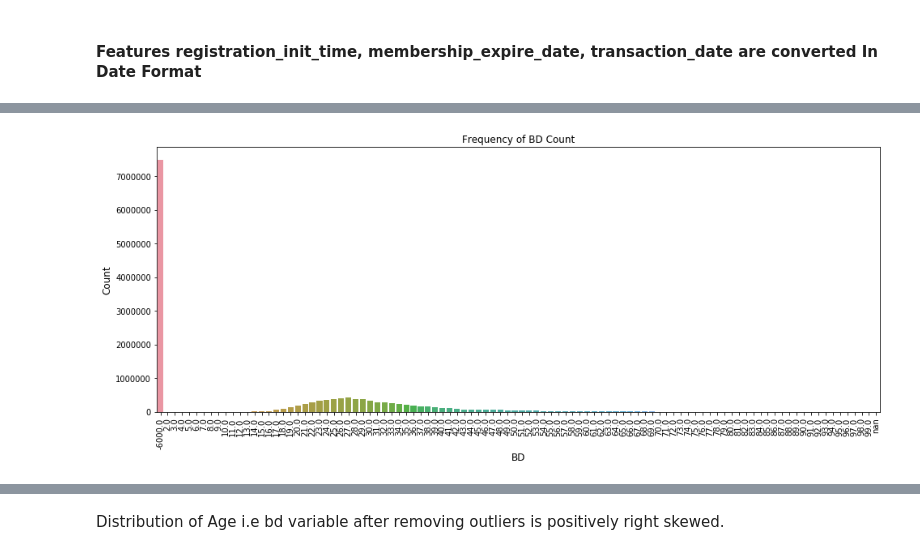
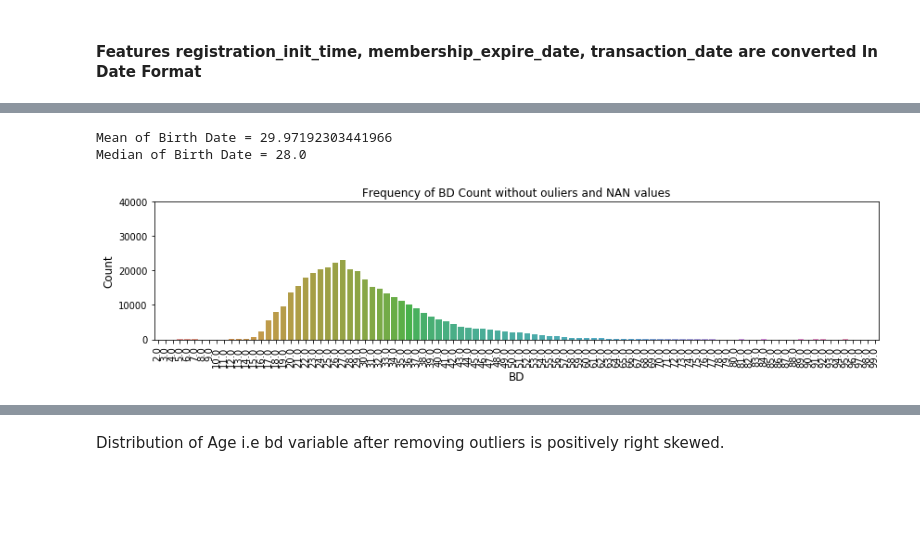
Before and after one commit to Sucharu-Gupta/Customer_Churn_Prediction_Project, a Jupyter notebook: Churn_prediction_challenge_code.ipynb, the cells around one changed output, grey strips where cells are left out. Saved outputs shown, nothing was run; the diff lists cells and outputs as text; code cells hidden in the pictures; blank space fills up the shorter version.

```diff
--- a/Churn_prediction_challenge_code.ipynb
+++ b/Churn_prediction_challenge_code.ipynb
@@ -256,7 +264,5 @@ print(data['registered_via'].unique())
 #### Filling up the missing values with new category 'missing' for Gender variable.
 # %%
 data['gender']= data['gender'].astype('category')
-data['gender'] = data['gender'].cat.add_categories(["missing"])
-data['gender'].fillna("missing", inplace=True)
 data['gender'].unique()
 # %% [output]
@@ -305,0 +432,17 @@ data.head()
+# %%
+Auto_renew_crosstab=pd.crosstab(dataset['is_auto_renew'],dataset['is_churn'])
+#Auto_renew_crosstab.plot(kind='bar', stacked=False, grid=False)
+#Auto_renew_crosstab["Ratio"] =  Auto_renew_crosstab[1] / Auto_renew_crosstab[0]
+Auto_renew_crosstab
+
+ax = (Auto_renew_crosstab.div(Auto_renew_crosstab.sum(1), axis=0)).plot(kind='bar',figsize=(15,4),width = 0.8,edgecolor=None)
+ax.set_xticklabels(["No","Yes"], rotation = 0)
+ax.legend(["No","Yes"], title = "is_churn")
+# Add this loop to add the annotations
+for p in ax.patches:
+    width, height = p.get_width(), p.get_height()
+    x, y = p.get_xy()
+    ax.annotate('{:.0%}'.format(height), (p.get_x()+.10*width, p.get_y() + height + 0.01))
+
+
+Auto_renew_crosstab
@@ -306,19 +502,24 @@ data.head()
 # %%
-data['bd'] = data['bd'].astype(float)
-data['bd'] = data.bd.apply(lambda x: -6000 if float(x)<=1 else x )  ## VAlues <1 are converted to -6000 value
-data['bd'] = data.bd.apply(lambda x: -6000 if float(x)>=100 else x ) ## VAlues >100 are converted to -6000 value
+dataset['bd'] = dataset['bd'].astype(float)
+dataset['bd'] = dataset.bd.apply(lambda x: -6000 if float(x)<=1 else x )  ## VAlues <1 are converted to -6000 value
+dataset['bd'] = dataset.bd.apply(lambda x: -6000 if float(x)>=100 else x ) ## VAlues >100 are converted to -6000 value
 # %%
-#Birth Date count in training Data Set
-plt.figure(figsize=(16,6))
-bd_order = data['bd'].unique()
-bd_order = sorted(bd_order, key=lambda x: str(x))
-bd_order = sorted(bd_order, key=lambda x: float(x))
-#This is the only way I was able to diplay what I wanted
-sns.countplot(x="bd", data=data , order = bd_order)
+## Here is the frequency graph without outliers and nan values.
+tmp_bd = dataset.loc[(dataset.bd.notna()) & (dataset.bd != -6000.0)]
+print("Mean of Birth Date = " +str(np.mean(tmp_bd['bd'])))
+print("Median of Birth Date = " +str(np.median(tmp_bd['bd'])))
+plt.figure(figsize=(14,6))
+ax1 = plt.subplot(211)
+ax1.set_ylim( [0,40000] )
+bd_order_2 = tmp_bd['bd'].unique()
+bd_order_2 = sorted(bd_order_2, key=lambda x: float(x))
+sns.countplot(x="bd", data=tmp_bd , order = bd_order_2)
 plt.ylabel('Count', fontsize=12)
 plt.xlabel('BD', fontsize=12)
 plt.xticks(rotation='vertical')
-plt.title("Frequency of BD Count", fontsize=12)
+plt.title("Frequency of BD Count without ouliers and NAN values", fontsize=12)
 plt.show()
 # %% [output]
+Mean of Birth Date = 29.97192303441966
+Median of Birth Date = 28.0
-[figure, old version]
+[figure, new version]
```
Also changed, not shown: parts of 133 cells of this notebook, 5 other files.
